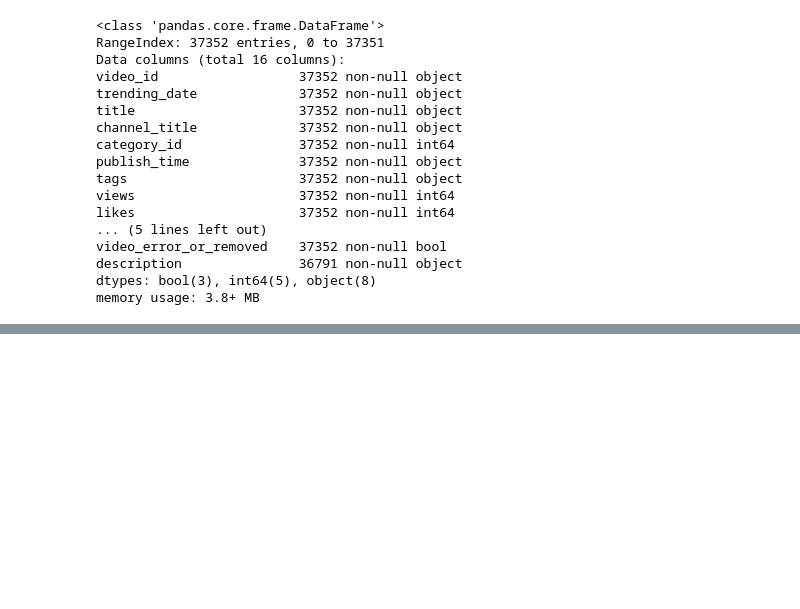
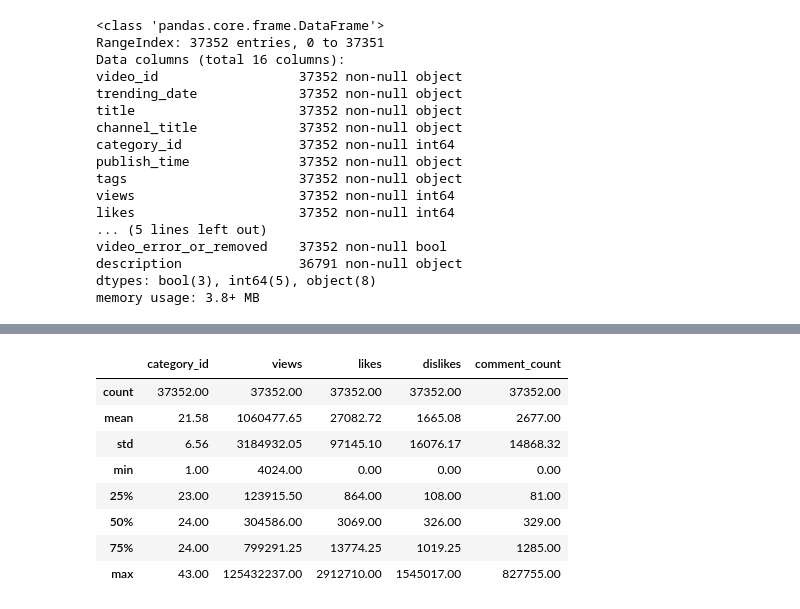
Before and after one commit to Shreya369/We-R, a Jupyter notebook: YouTube_Trending_Video_Analysis.ipynb, the cells around one changed output, grey strips where cells are left out. Drawn from its saved outputs; the diff is of its cells as text; code cells hidden in the pictures; blank space fills up the shorter version.

```diff
--- a/YouTube_Trending_Video_Analysis.ipynb
+++ b/YouTube_Trending_Video_Analysis.ipynb
@@ -46,0 +99,13 @@ memory usage: 3.8+ MB
+# %%
+#some statistics about the important features to know the range of variation of these features for the trending videos.
+INvideos.describe()
+# %% [output]
+|  | category_id | views | likes | dislikes | comment_count |
+| count | 37352.00 | 37352.00 | 37352.00 | 37352.00 | 37352.00 |
+| mean | 21.58 | 1060477.65 | 27082.72 | 1665.08 | 2677.00 |
+| std | 6.56 | 3184932.05 | 97145.10 | 16076.17 | 14868.32 |
+| min | 1.00 | 4024.00 | 0.00 | 0.00 | 0.00 |
+| 25% | 23.00 | 123915.50 | 864.00 | 108.00 | 81.00 |
+| 50% | 24.00 | 304586.00 | 3069.00 | 326.00 | 329.00 |
+| 75% | 24.00 | 799291.25 | 13774.25 | 1019.25 | 1285.00 |
+| max | 43.00 | 125432237.00 | 2912710.00 | 1545017.00 | 827755.00 |
```
Also changed, not shown: parts of 6 cells of this notebook.
